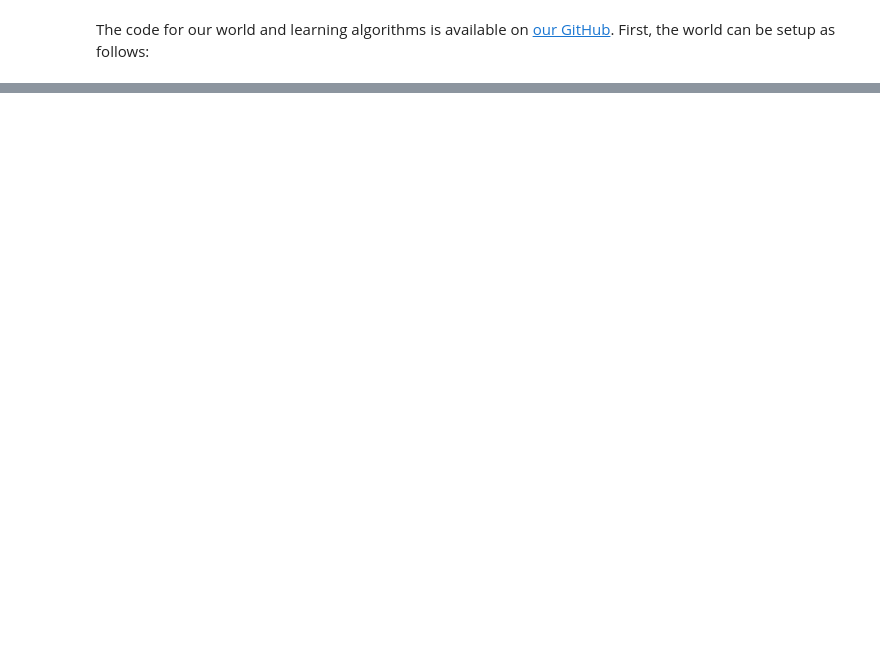
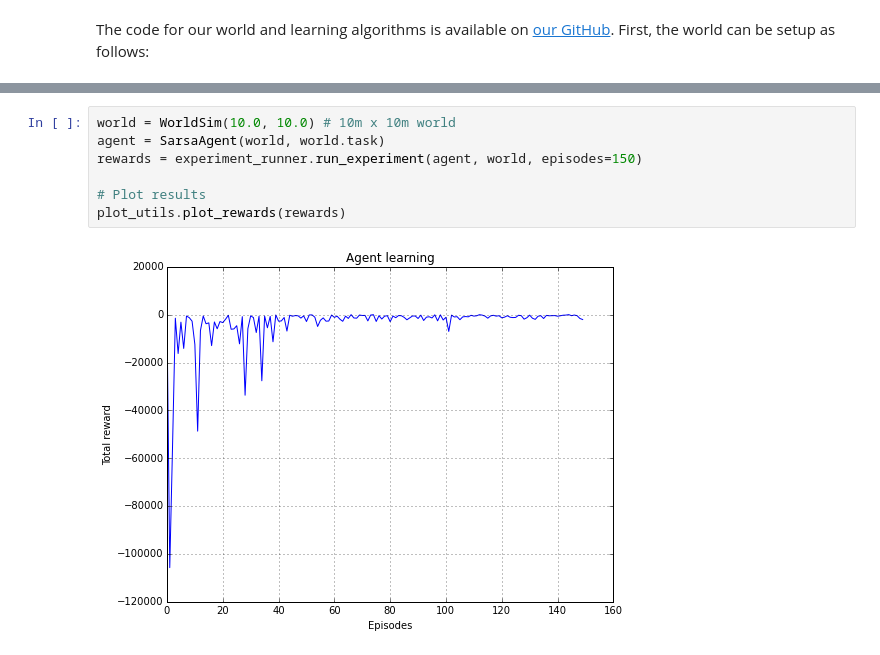
Before and after one commit to EllaBot/Report, a Jupyter notebook: Report.ipynb, the cells around one changed output, grey strips where cells are left out. Cells and saved outputs as stored; diff of their text form; blank space fills up the shorter version.

```diff
--- a/Report.ipynb
+++ b/Report.ipynb
@@ -57,0 +66,9 @@ plt.plot(x, y, 'b')
+# %%
+world = WorldSim(10.0, 10.0) # 10m x 10m world
+agent = SarsaAgent(world, world.task)
+rewards = experiment_runner.run_experiment(agent, world, episodes=150)
+
+# Plot results
+plot_utils.plot_rewards(rewards)
+# %% [output]
+[figure, added]
```
Also changed, not shown: parts of 13 cells of this notebook.
